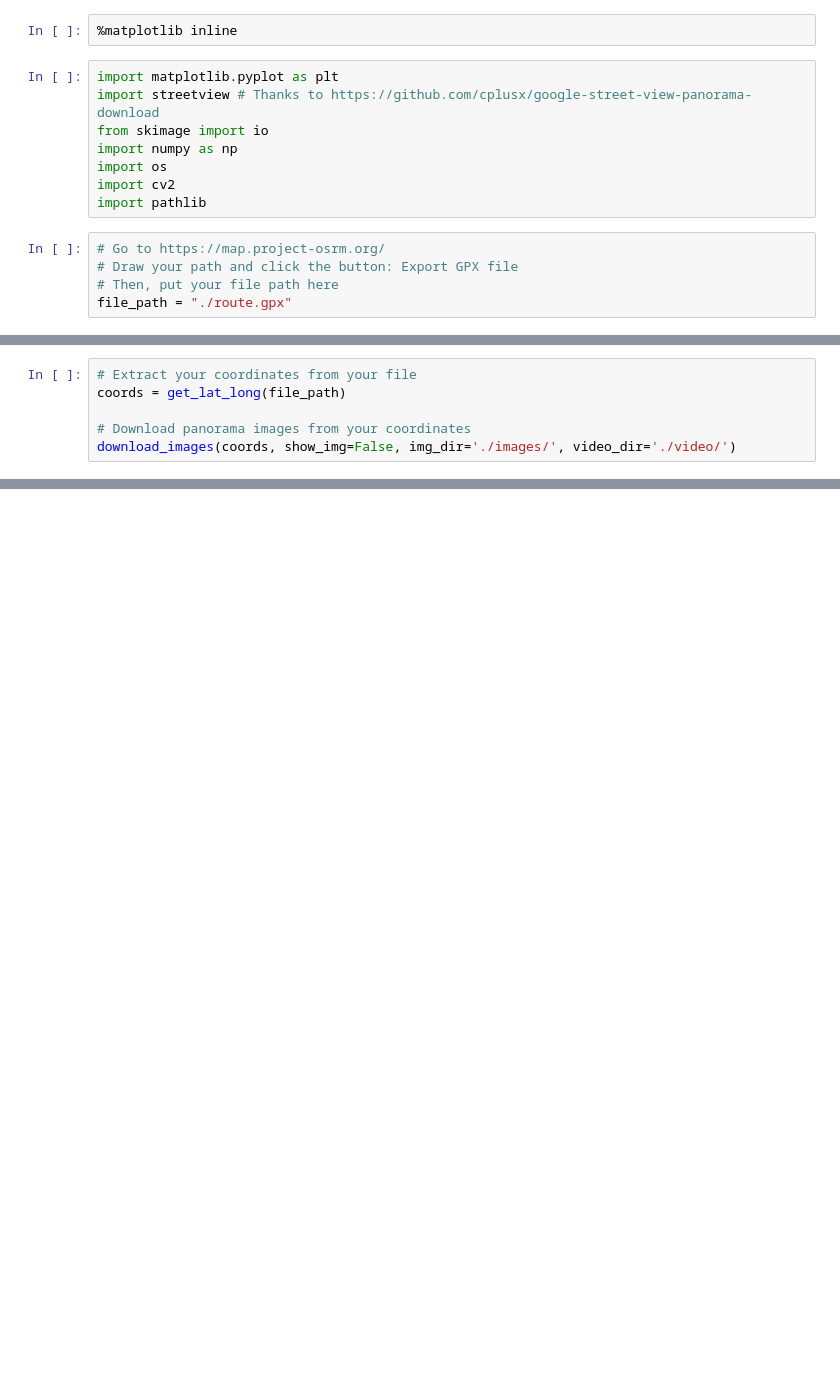
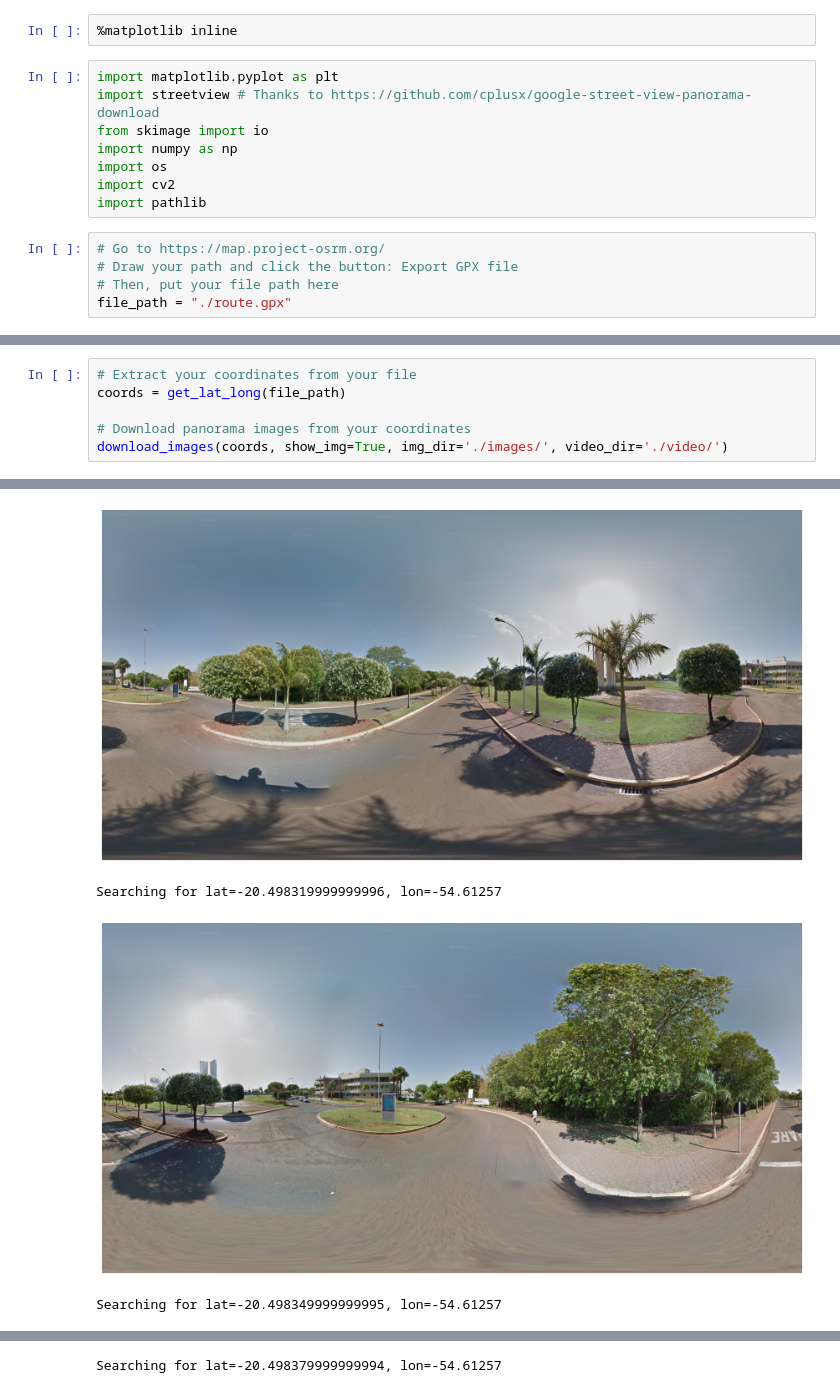
Before and after one commit to ASRodrigo1/street_view_downloader, a Jupyter notebook: Download Images.ipynb, the cells around one changed output, grey strips where cells are left out. Drawn from its saved outputs; the diff is of its cells as text; blank space fills up the shorter version.

```diff
--- a/Download Images.ipynb
+++ b/Download Images.ipynb
@@ -81,5 +138,5 @@ def download_images(coords: list,
 coords = get_lat_long(file_path)
 
 # Download panorama images from your coordinates
-download_images(coords, show_img=False, img_dir='./images/', video_dir='./video/')
+download_images(coords, show_img=True, img_dir='./images/', video_dir='./video/')
 # %% [output]
@@ -102,0 +144,4 @@ Downloading now lat=-20.50356, lon=-54.61353
+[figure, added]
+Searching for lat=-20.498319999999996, lon=-54.61257
+[figure, added]
+Searching for lat=-20.498349999999995, lon=-54.61257
@@ -102,0 +149 @@ Downloading now lat=-20.50356, lon=-54.61353
+Searching for lat=-20.498379999999994, lon=-54.61257
```
Also changed, not shown: parts of 2 cells of this notebook.
